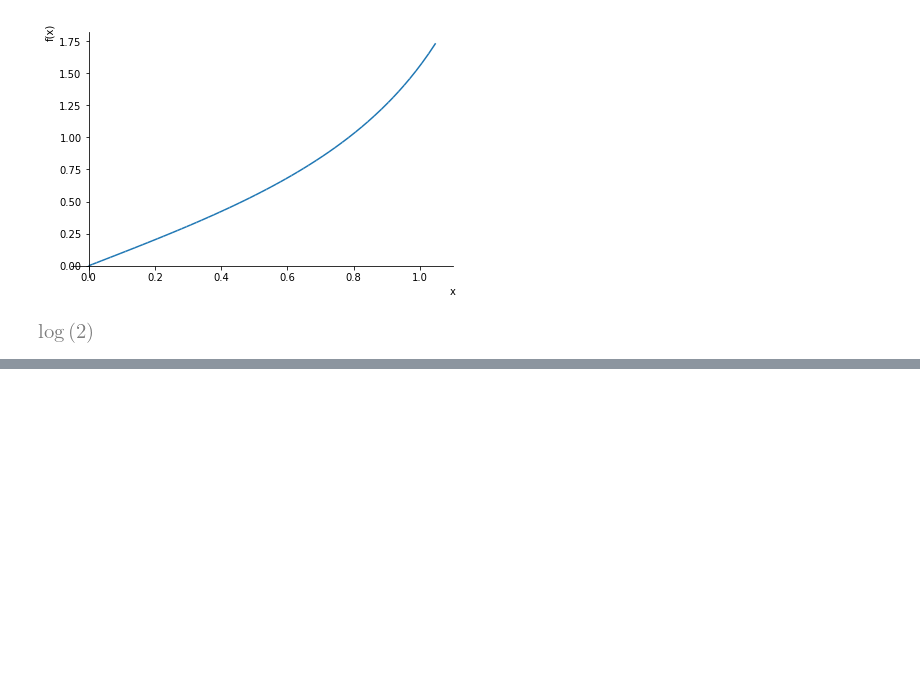
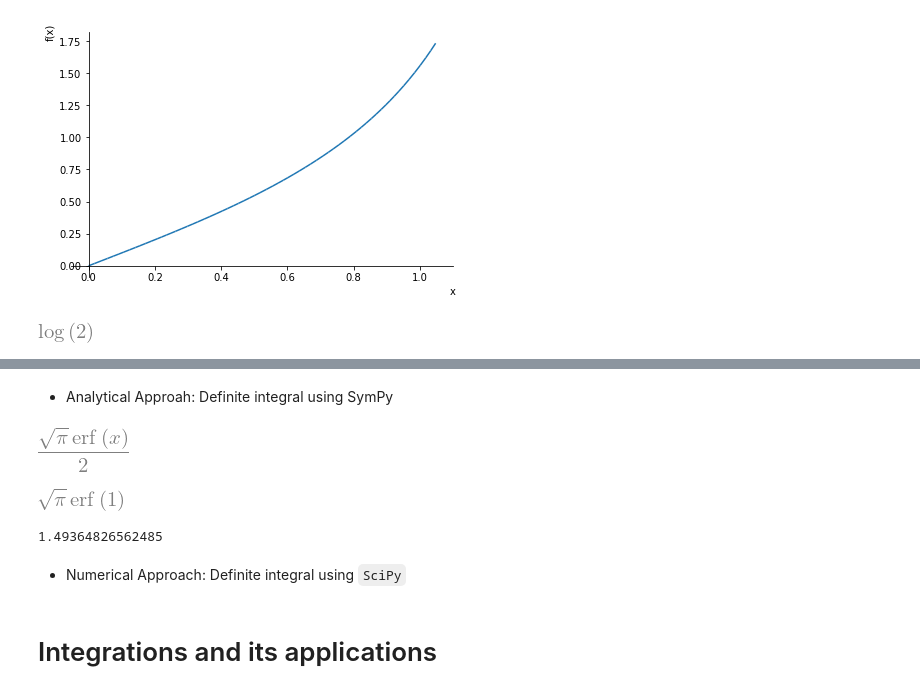
Before and after one commit to gob1thaasan/ScientificComputingWithPython, a Jupyter notebook: NotebookLectures/Chapter5-Part1.ipynb, the cells around one changed output, grey strips where cells are left out. Saved outputs shown, nothing was run; the diff lists cells and outputs as text; code cells hidden in the pictures; blank space fills up the shorter version.

Commit message:
Chap5-part1:  on Numerical Integration

```diff
--- a/NotebookLectures/Chapter5-Part1.ipynb
+++ b/NotebookLectures/Chapter5-Part1.ipynb
@@ -579,0 +587,18 @@ sympy.integrate(f, (x,0, sympy.pi/3))
+# %% [markdown]
+- Analytical Approah: Definite integral using SymPy
+# %%
+x = sympy.Symbol('x')
+fsym = sympy.integrate(sympy.exp(-x**2))
+fsym
+# %% [output]
+[figure, added]
+# %%
+fsym.subs(x,1) - fsym.subs(x,-1)
+# %% [output]
+[figure, added]
+# %%
+print(sympy.N(_))
+# %% [output]
+1.49364826562485
+# %% [markdown]
+- Numerical Approach: Definite integral using `SciPy`
@@ -580,3 +614,5 @@ sympy.integrate(f, (x,0, sympy.pi/3))
+# %% [markdown]
+# Integrations and its applications
 # %%
 f = sympy.integrate(x**2 + x + 1, x)
 f
```
Also changed, not shown: parts of 7 cells of this notebook.
